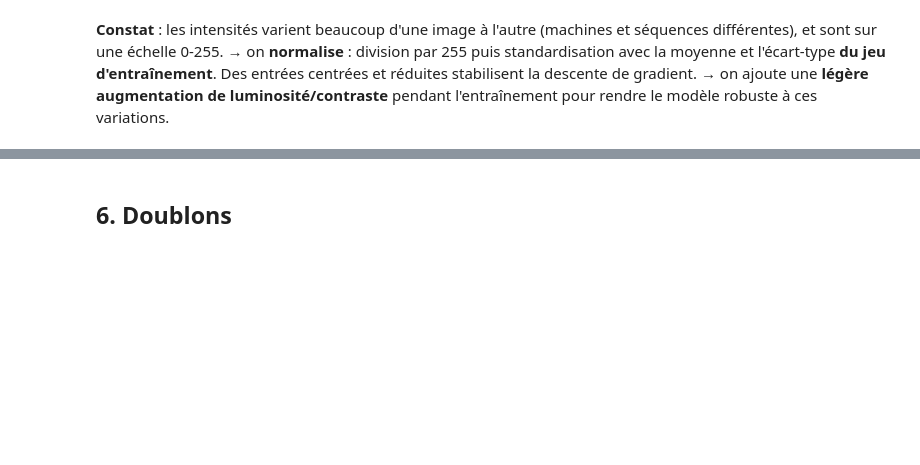
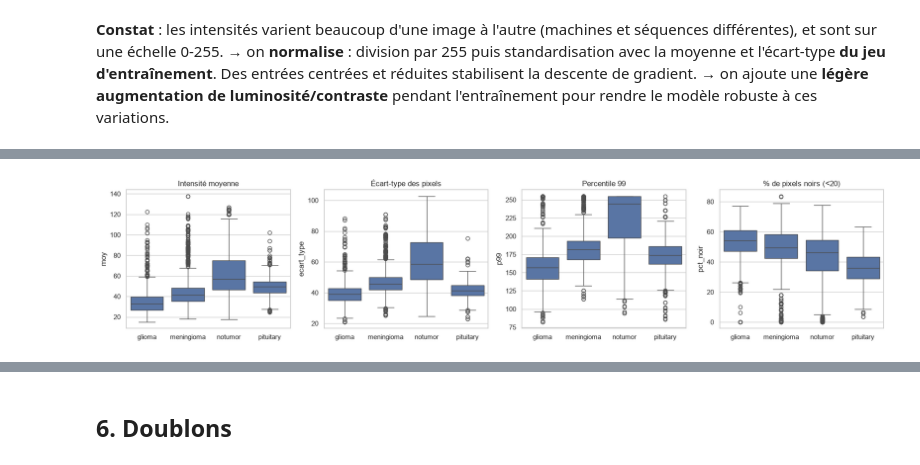
Before and after one commit to Chlooow/neuro-cnn-classifier, a Jupyter notebook: notebooks/01-eda.ipynb, the cells around one changed output, grey strips where cells are left out. Saved outputs shown, nothing was run; the diff lists cells and outputs as text; code cells hidden in the pictures; blank space fills up the shorter version.

```diff
--- a/notebooks/01-eda.ipynb
+++ b/notebooks/01-eda.ipynb
@@ -161,3 +240,33 @@ train_df.groupby("classe")["intensité moyenne"].describe().round(1)
 **Constat** : les intensités varient beaucoup d'une image à l'autre (machines et séquences différentes), et sont sur une échelle 0-255.
 → on **normalise** : division par 255 puis standardisation avec la moyenne et l'écart-type **du jeu d'entraînement**. Des entrées centrées et réduites stabilisent la descente de gradient.
 → on ajoute une **légère augmentation de luminosité/contraste** pendant l'entraînement pour rendre le modèle robuste à ces variations.
+# %%
+S = 224
+SEUIL_NOIR = 20  # même seuil que crop_brain
+
+sums = {c: np.zeros((S, S)) for c in CLASS_NAMES}
+sqs = {c: np.zeros((S, S)) for c in CLASS_NAMES}
+hists = {c: np.zeros(256) for c in CLASS_NAMES}
+n = {c: 0 for c in CLASS_NAMES}
+rows = []
+
+for p, c in zip(df["path"], df["classe"]):
+    img = Image.open(p).convert("L")
+    g = np.asarray(img)
+    gf = g.astype(np.float32)
+    p1, p50, p99 = np.percentile(gf, [1, 50, 99])
+    rows.append({
+        "moy": gf.mean(), "ecart_type": gf.std(),
+        "p1": p1, "p50": p50, "p99": p99, "max": gf.max(),
+        "pct_noir": (g < SEUIL_NOIR).mean() * 100,
+    })
+    small = np.asarray(img.resize((S, S), Image.BILINEAR), dtype=np.float64)
+    sums[c] += small
+    sqs[c] += small ** 2
+    hists[c] += np.bincount(g.ravel(), minlength=256) / g.size
+    n[c] += 1
+
+stats_cols = pd.DataFrame(rows, index=df.index)
+df = df.drop(columns=[c for c in stats_cols.columns if c in df.columns]).join(stats_cols)
+
+display(df.groupby("classe")[["moy", "ecart_type", "p1", "p50", "p99", "max", "pct_noir"]].mean().round(1))
@@ -163,0 +280,9 @@ train_df.groupby("classe")["intensité moyenne"].describe().round(1)
+# %%
+fig, axes = plt.subplots(1, 4, figsize=(18, 4))
+for ax, col, titre in zip(axes, ["moy", "ecart_type", "p99", "pct_noir"],
+                          ["Intensité moyenne", "Écart-type des pixels", "Percentile 99", "% de pixels noirs (<20)"]):
+    sns.boxplot(df, x="classe", y=col, order=CLASS_NAMES, ax=ax)
+    ax.set_title(titre); ax.set_xlabel("")
+plt.tight_layout(); plt.savefig(FIG / "eda_intensity_stats.png", dpi=150); plt.show()
+# %% [output]
+[figure, added]
```
Also changed, not shown: parts of 20 cells of this notebook, 4 other files.
